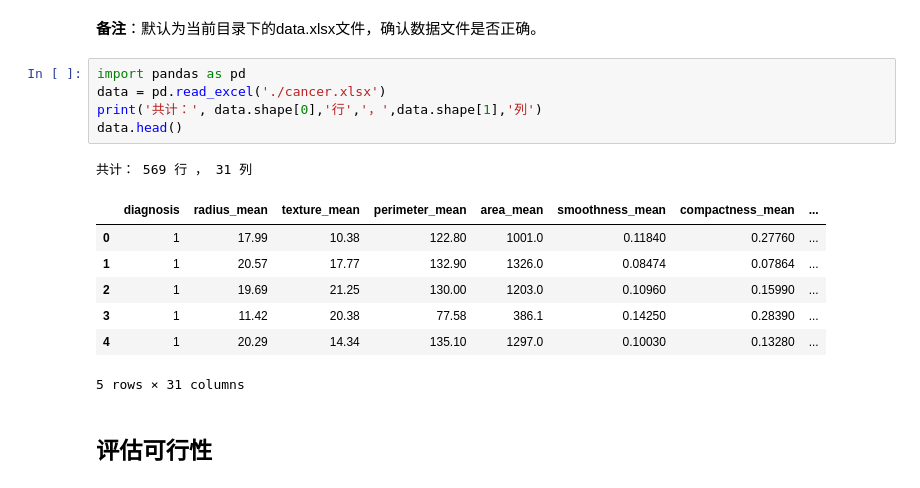
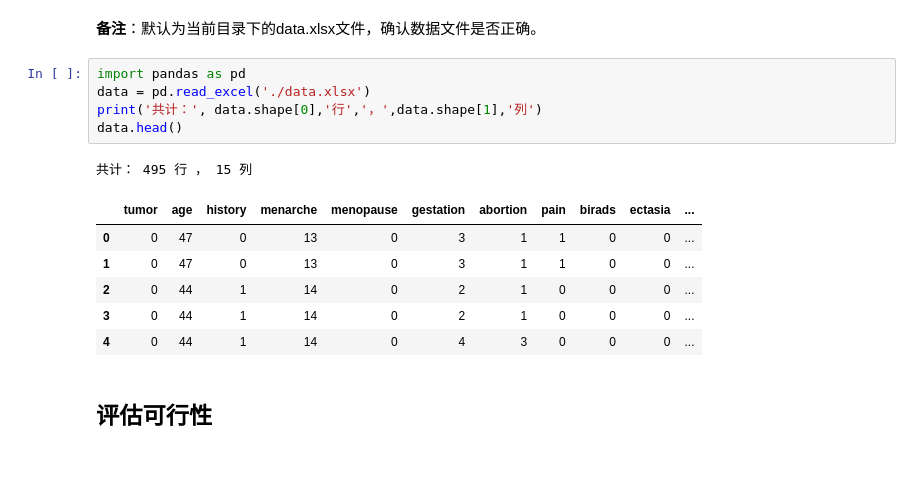
Before and after one commit to dearfad/mmhelper, a Jupyter notebook: mmhelper.ipynb, the cells around one changed output. Drawn from its saved outputs; the diff is of its cells as text.

```diff
--- a/mmhelper.ipynb
+++ b/mmhelper.ipynb
@@ -30,18 +30,17 @@ display(button)
 <b>备注</b>：默认为当前目录下的data.xlsx文件，确认数据文件是否正确。
 # %%
 import pandas as pd
-data = pd.read_excel('./cancer.xlsx')
+data = pd.read_excel('./data.xlsx')
 print('共计：', data.shape[0],'行','，',data.shape[1],'列')
 data.head()
 # %% [output]
-共计： 569 行 ， 31 列
+共计： 495 行 ， 15 列
-|  | diagnosis | radius_mean | texture_mean | perimeter_mean | area_mean | smoothness_mean | compactness_mean | ... |
-| 0 | 1 | 17.99 | 10.38 | 122.80 | 1001.0 | 0.11840 | 0.27760 | ... |
-| 1 | 1 | 20.57 | 17.77 | 132.90 | 1326.0 | 0.08474 | 0.07864 | ... |
-| 2 | 1 | 19.69 | 21.25 | 130.00 | 1203.0 | 0.10960 | 0.15990 | ... |
-| 3 | 1 | 11.42 | 20.38 | 77.58 | 386.1 | 0.14250 | 0.28390 | ... |
-| 4 | 1 | 20.29 | 14.34 | 135.10 | 1297.0 | 0.10030 | 0.13280 | ... |
+|  | tumor | age | history | menarche | menopause | gestation | abortion | pain | birads | ectasia | ... |
+| 0 | 0 | 47 | 0 | 13 | 0 | 3 | 1 | 1 | 0 | 0 | ... |
+| 1 | 0 | 47 | 0 | 13 | 0 | 3 | 1 | 1 | 0 | 0 | ... |
+| 2 | 0 | 44 | 1 | 14 | 0 | 2 | 1 | 0 | 0 | 0 | ... |
+| 3 | 0 | 44 | 1 | 14 | 0 | 2 | 1 | 0 | 0 | 0 | ... |
+| 4 | 0 | 44 | 1 | 14 | 0 | 4 | 3 | 0 | 0 | 0 | ... |
-5 rows × 31 columns
 # %% [markdown]
 ## 评估可行性
 # %% [markdown]
```
Also changed, not shown: parts of 10 cells of this notebook, 1 other file.
